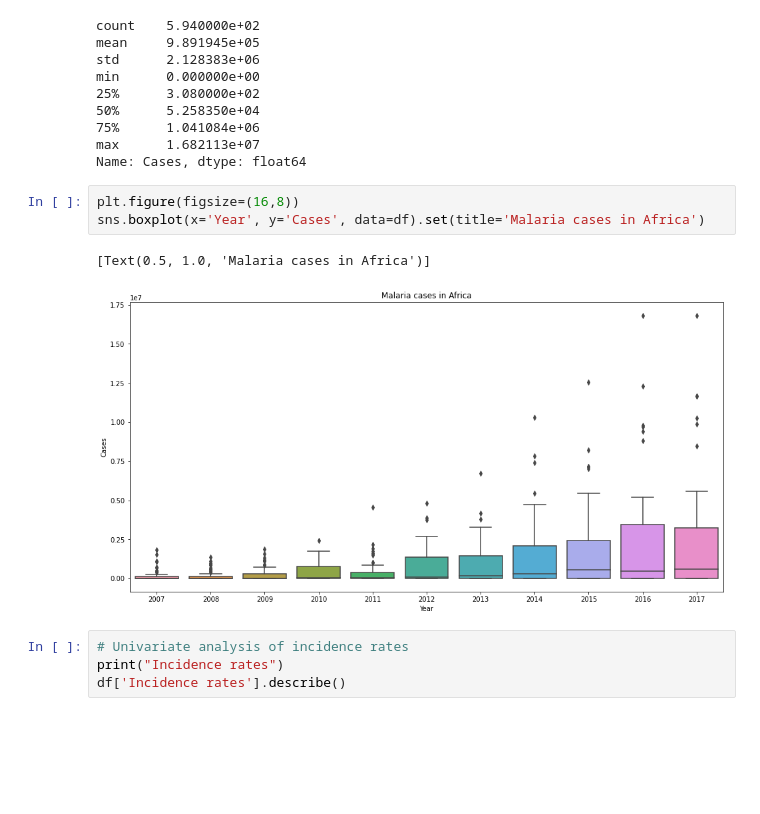
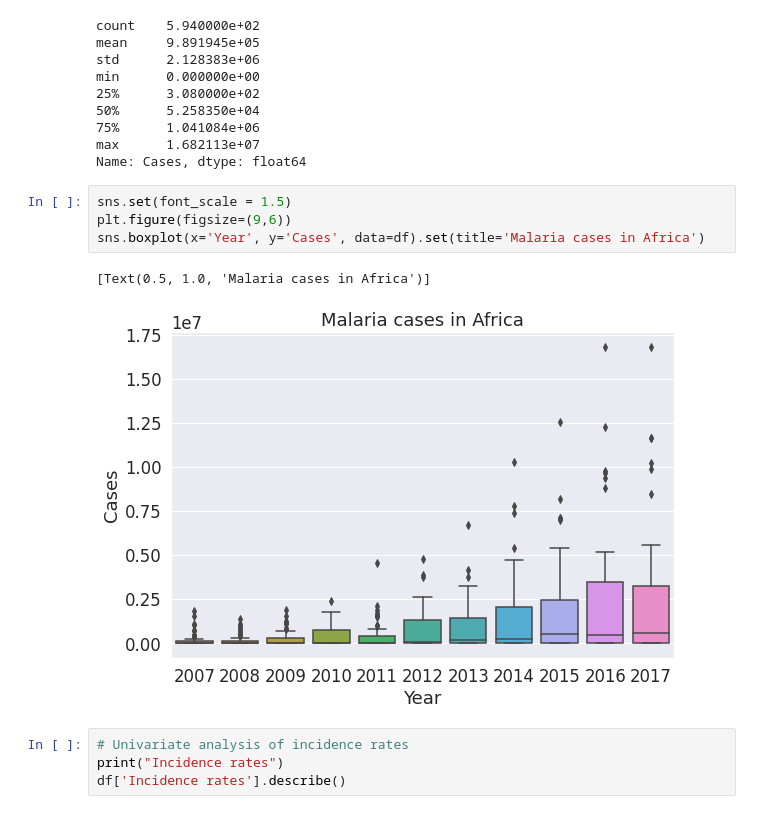
Before and after one commit to ayudewi/kaggle, a Jupyter notebook: malaria-in-africa-2007-2017.ipynb, the cells around one changed output. Cells and saved outputs as stored; diff of their text form; blank space fills up the shorter version.

```diff
--- a/malaria-in-africa-2007-2017.ipynb
+++ b/malaria-in-africa-2007-2017.ipynb
@@ -194,11 +196,12 @@ min      0.000000e+00
 max      1.682113e+07
 Name: Cases, dtype: float64
 # %%
-plt.figure(figsize=(16,8))
+sns.set(font_scale = 1.5)
+plt.figure(figsize=(9,6))
 sns.boxplot(x='Year', y='Cases', data=df).set(title='Malaria cases in Africa')
 # %% [output]
 [Text(0.5, 1.0, 'Malaria cases in Africa')]
-[figure, old version]
+[figure, new version]
 # %%
 # Univariate analysis of incidence rates
 print("Incidence rates")
```
Also changed, not shown: parts of 9 cells of this notebook.
